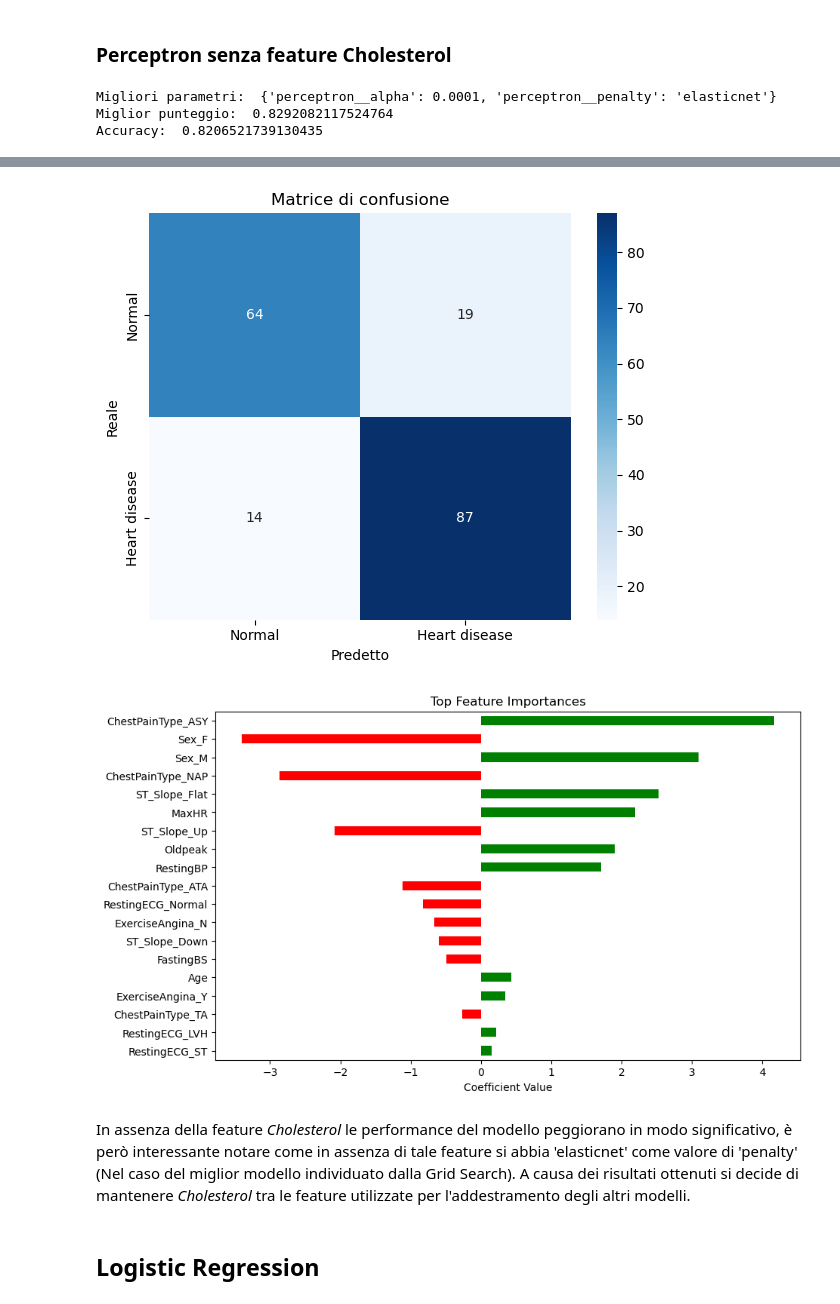
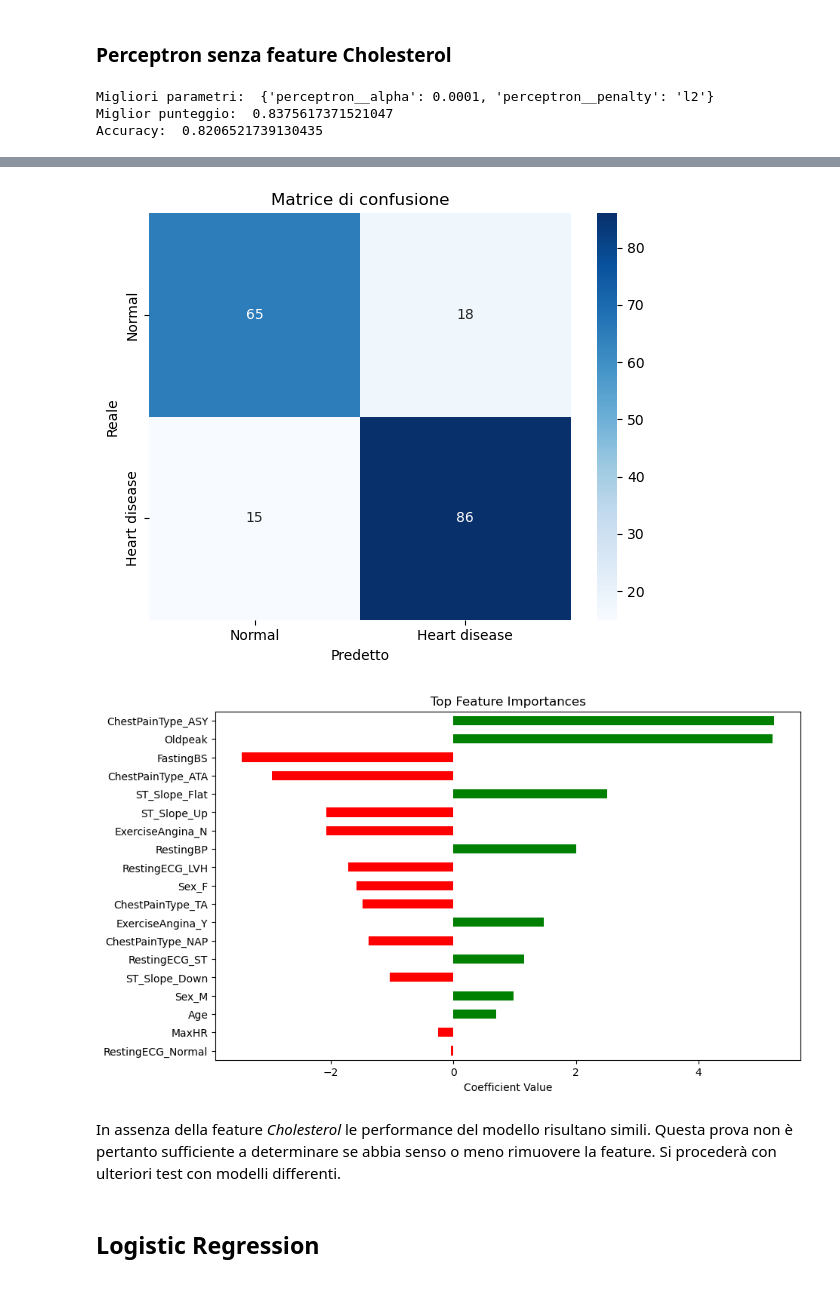
Before and after one commit to Orbmad/Data_Intensive_project, a Jupyter notebook: heart_failure_prediction.ipynb, the cells around one changed output, grey strips where cells are left out. Drawn from its saved outputs; the diff is of its cells as text; code cells hidden in the pictures.

```diff
--- a/heart_failure_prediction.ipynb
+++ b/heart_failure_prediction.ipynb
@@ -451,7 +451,7 @@ from sklearn.linear_model import Perceptron
 
 perceptron_with_stdscaler = Pipeline([
     ('std', preprocessor),
-    ('perceptron', Perceptron(early_stopping=True, n_iter_no_change=10))
+    ('perceptron', Perceptron(random_state=27))
 ])
 
 perceptron_parameters = {
@@ -459,6 +459,6 @@ perceptron_parameters = {
     'perceptron__alpha': [0.0001, 0.001, 0.01, 0.1, 1]
 }
 
-perceptron_cv = GridSearchCV(perceptron_with_stdscaler, perceptron_parameters, cv=5, scoring='f1', refit=True)
+perceptron_cv = GridSearchCV(perceptron_with_stdscaler, perceptron_parameters, cv=3, scoring='f1', refit=True, n_jobs=-1)
 perceptron_cv.fit(X_train, y_train)
 # %% [output]
@@ -519,10 +519,10 @@ preprocessor_nC = ColumnTransformer(
 
 perceptron_nC = Pipeline([
     ('std', preprocessor_nC),
-    ('perceptron', Perceptron(early_stopping=True, n_iter_no_change=10))
+    ('perceptron', Perceptron(random_state=27))
 ])
 
-perceptron_cv_noCholesterol = GridSearchCV(perceptron_nC, perceptron_parameters, cv=5, scoring='f1', refit=True)
+perceptron_cv_noCholesterol = GridSearchCV(perceptron_nC, perceptron_parameters, cv=3, scoring='f1', refit=True, n_jobs=-1)
 
 X_train_noCholesterol = X_train.drop(columns=['Cholesterol'])
 X_test_noCholesterol = X_test.drop(columns=['Cholesterol'])
@@ -543,6 +543,6 @@ plot_confusion_matrix(y_test, perceptron_nC_pred)
 
 plot_feature_importance(best_perceptron_nC.named_steps['perceptron'], X_train_noCholesterol.columns)
 # %% [output]
-Migliori parametri:  {'perceptron__alpha': 0.0001, 'perceptron__penalty': 'elasticnet'}
-Miglior punteggio:  0.8292082117524764
+Migliori parametri:  {'perceptron__alpha': 0.0001, 'perceptron__penalty': 'l2'}
+Miglior punteggio:  0.8375617371521047
 Accuracy:  0.8206521739130435
@@ -550,8 +550,7 @@ Accuracy:  0.8206521739130435
-[figure, old version]
+[figure, new version]
-[figure, old version]
+[figure, new version]
 # %% [markdown]
-In assenza della feature *Cholesterol* le performance del modello peggiorano in modo significativo, è però interessante notare come in assenza di tale feature si abbia 'elasticnet' come valore di 'penalty' (Nel caso del miglior modello individuato dalla Grid Search).
-A causa dei risultati ottenuti si decide di mantenere *Cholesterol* tra le feature utilizzate per l'addestramento degli altri modelli.
+In assenza della feature *Cholesterol* le performance del modello risultano simili. Questa prova non è pertanto sufficiente a determinare se abbia senso o meno rimuovere la feature. Si procederà con ulteriori test con modelli differenti.
 # %% [markdown]
 ## Logistic Regression
 # %%
```
Also changed, not shown: parts of 40 cells of this notebook.
